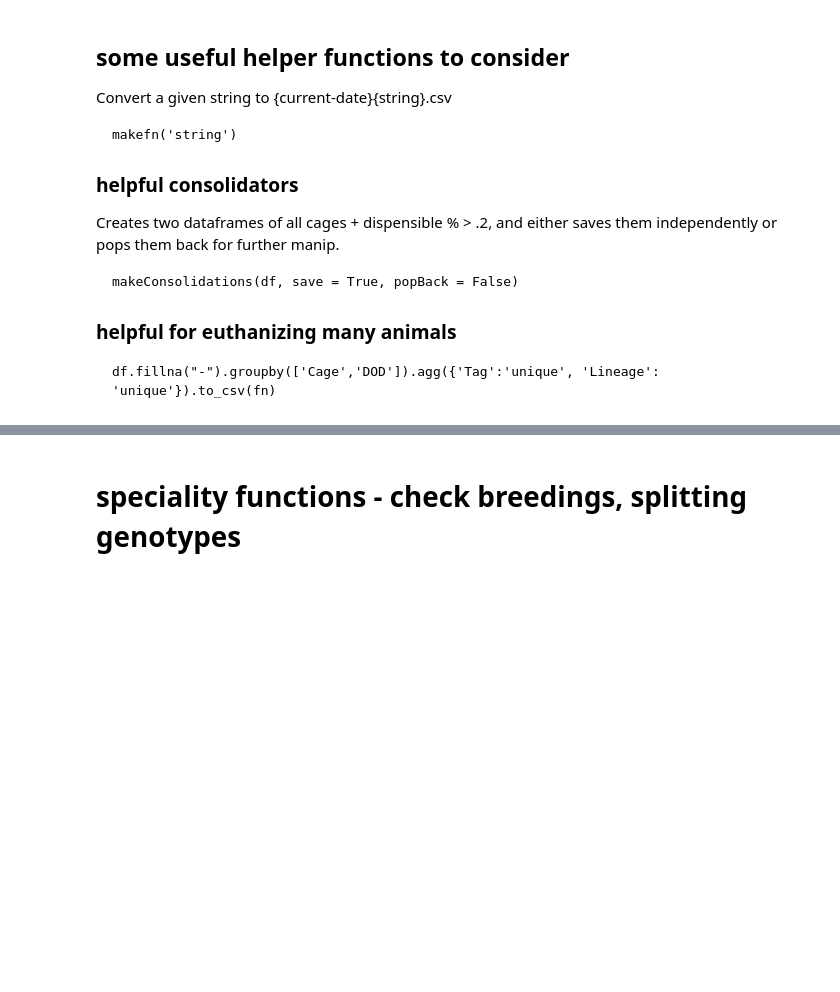
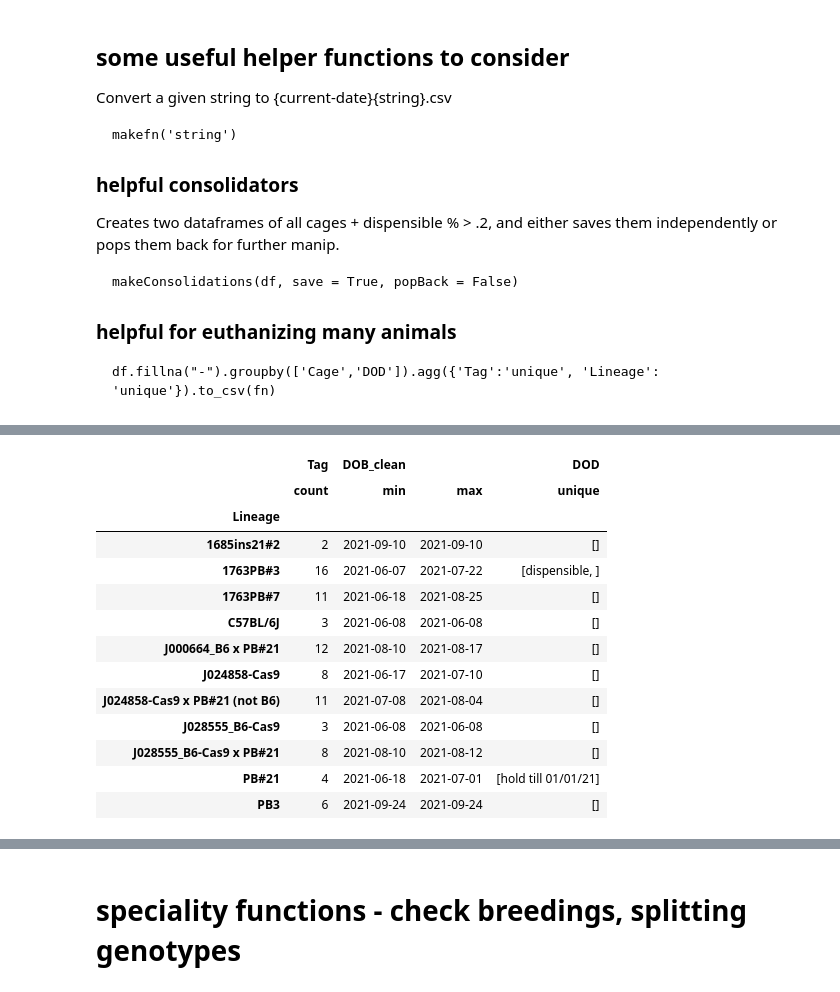
Before and after one commit to kathleenleeper/ms_kalhor, a Jupyter notebook: mouse_mgmt.ipynb, the cells around one changed output, grey strips where cells are left out. Cells and saved outputs as stored; diff of their text form; code cells hidden in the pictures; blank space fills up the shorter version.

```diff
--- a/mouse_mgmt.ipynb
+++ b/mouse_mgmt.ipynb
@@ -28,0 +179,23 @@ df.fillna("-").groupby(['Cage','DOD']).agg({'Tag':'unique', 'Lineage': 'unique'}
+# %%
+df.query('Sex == "F"  \
+         & DOB_clean > "2021-06" \
+         & ~DOD.str.contains("breeder")').sort_values('DOB_clean',
+                                                       ascending=False).groupby([
+                                                                                 "Lineage"]).agg({'Tag':'unique',
+                                                                                                         'DOB_clean':['min', 'max'], 'Tag':'count', 'DOD':'unique'})
+# [easyCats + ['DOD','Genotype', 'Father', 'Mother']]
+# %% [output]
+|  | Tag | DOB_clean |  | DOD |
+|  | count | min | max | unique |
+| Lineage |  |  |  |  |
+| 1685ins21#2 | 2 | 2021-09-10 | 2021-09-10 | [] |
+| 1763PB#3 | 16 | 2021-06-07 | 2021-07-22 | [dispensible, ] |
+| 1763PB#7 | 11 | 2021-06-18 | 2021-08-25 | [] |
+| C57BL/6J | 3 | 2021-06-08 | 2021-06-08 | [] |
+| J000664_B6 x PB#21 | 12 | 2021-08-10 | 2021-08-17 | [] |
+| J024858-Cas9 | 8 | 2021-06-17 | 2021-07-10 | [] |
+| J024858-Cas9 x PB#21 (not B6) | 11 | 2021-07-08 | 2021-08-04 | [] |
+| J028555_B6-Cas9 | 3 | 2021-06-08 | 2021-06-08 | [] |
+| J028555_B6-Cas9 x PB#21 | 8 | 2021-08-10 | 2021-08-12 | [] |
+| PB#21 | 4 | 2021-06-18 | 2021-07-01 | [hold till 01/01/21] |
+| PB3 | 6 | 2021-09-24 | 2021-09-24 | [] |
```
Also changed, not shown: parts of 66 cells of this notebook, 2 other files.
